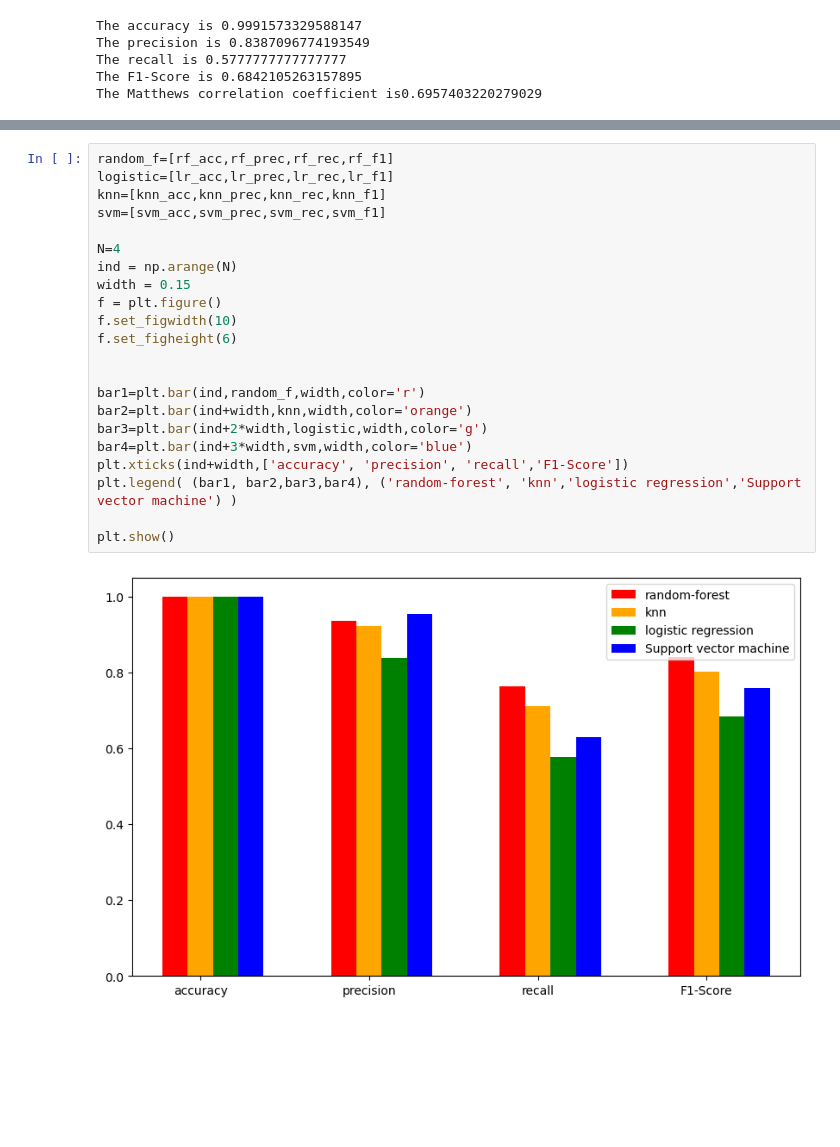
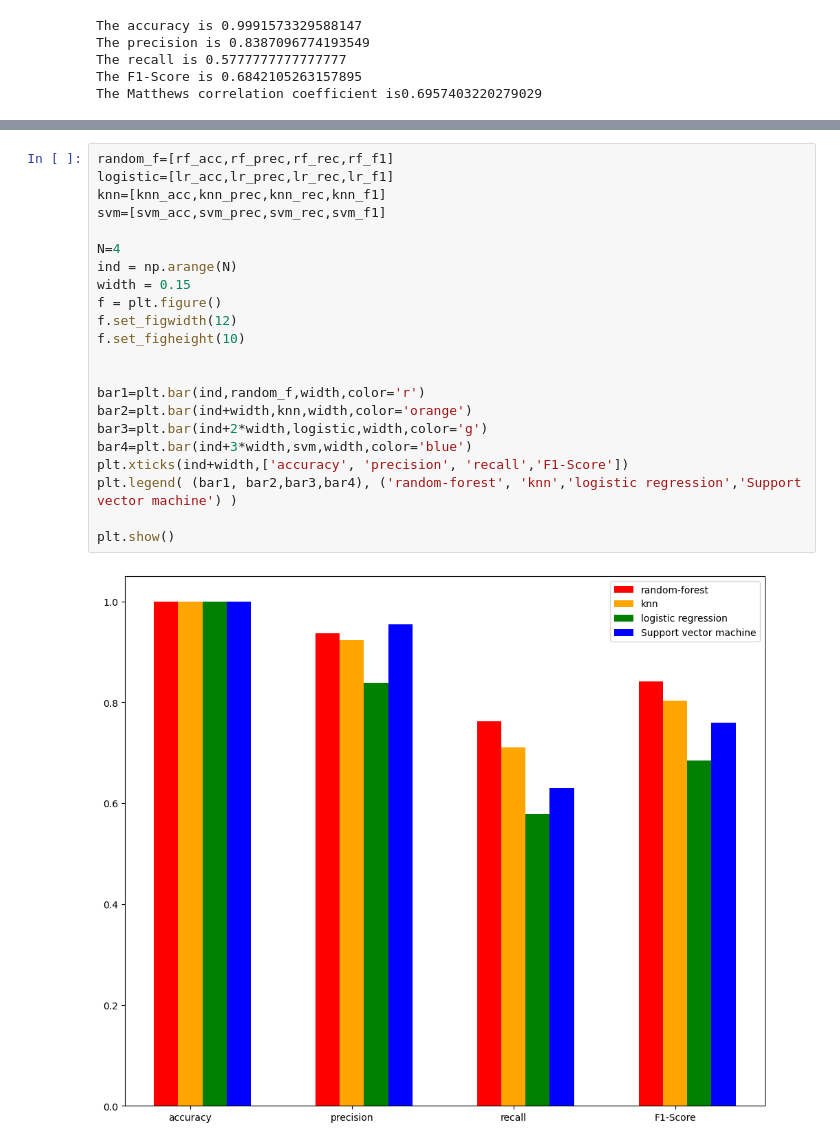
Before and after one commit to Akhilchary/Credit-Card-Fraud-Detection, a Jupyter notebook: CREDIT-CARD-FRAUD-DETECTION.ipynb, the cells around one changed output, grey strips where cells are left out. Drawn from its saved outputs; the diff is of its cells as text; blank space fills up the shorter version.

Commit message:
increased height and width of comparison visualization

```diff
--- a/CREDIT-CARD-FRAUD-DETECTION.ipynb
+++ b/CREDIT-CARD-FRAUD-DETECTION.ipynb
@@ -326,24 +326,24 @@ plt.show()
 # %%
 random_f=[rf_acc,rf_prec,rf_rec,rf_f1]
 logistic=[lr_acc,lr_prec,lr_rec,lr_f1]
 knn=[knn_acc,knn_prec,knn_rec,knn_f1]
 svm=[svm_acc,svm_prec,svm_rec,svm_f1]
 
 N=4
 ind = np.arange(N)
 width = 0.15
 f = plt.figure()
-f.set_figwidth(10)
-f.set_figheight(6)
+f.set_figwidth(12)
+f.set_figheight(10)
 
 
 bar1=plt.bar(ind,random_f,width,color='r')
 bar2=plt.bar(ind+width,knn,width,color='orange')
 bar3=plt.bar(ind+2*width,logistic,width,color='g')
 bar4=plt.bar(ind+3*width,svm,width,color='blue')
 plt.xticks(ind+width,['accuracy', 'precision', 'recall','F1-Score'])
 plt.legend( (bar1, bar2,bar3,bar4), ('random-forest', 'knn','logistic regression','Support vector machine') )
 
 plt.show()
 # %% [output]
-[figure, old version]
+[figure, new version]
```
Also changed, not shown: parts of 12 cells of this notebook.
